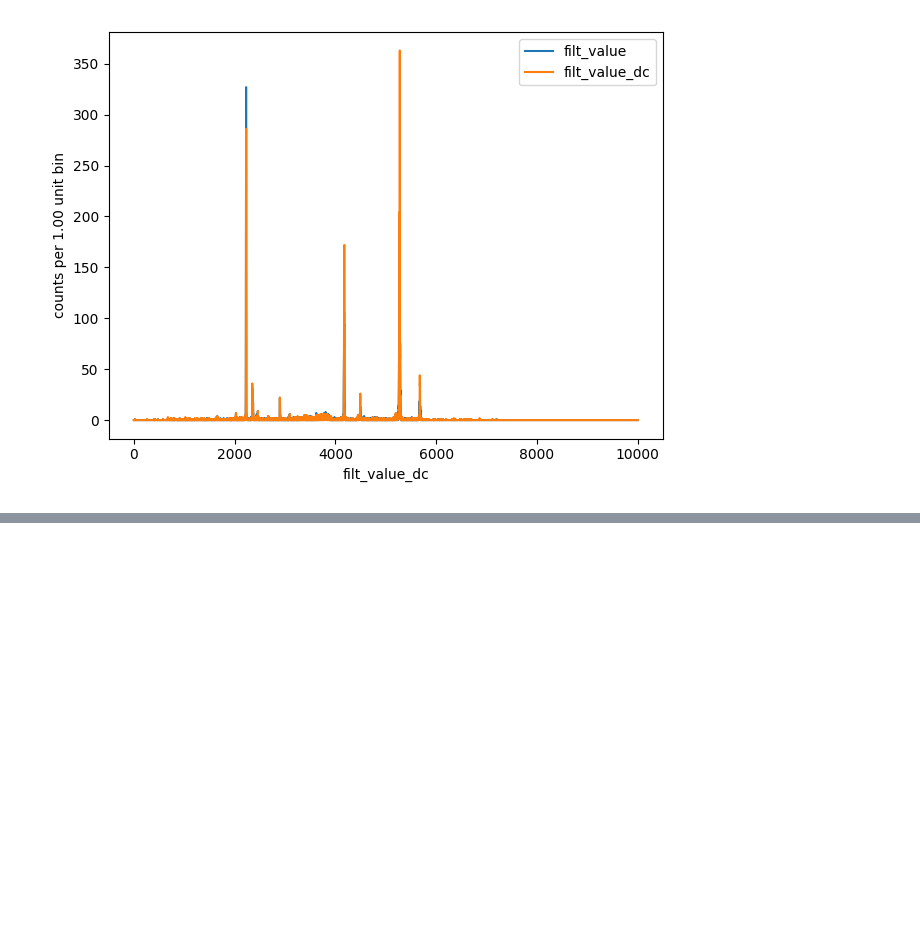
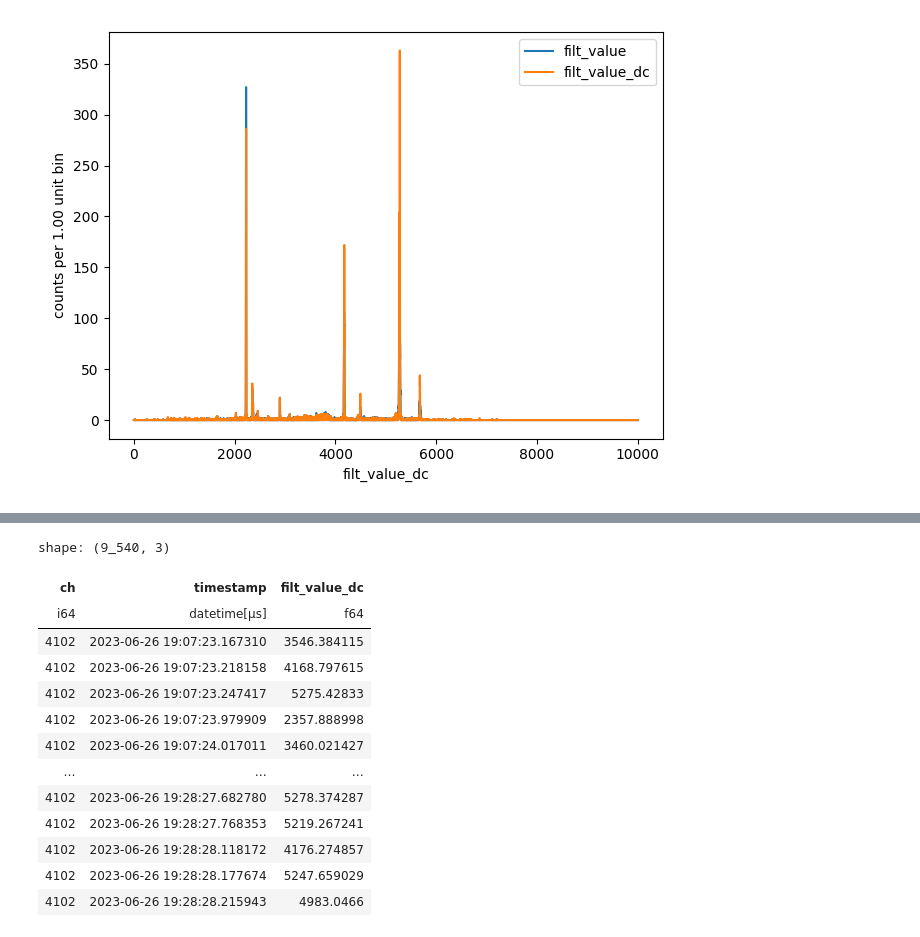
Before and after one commit to ggggggggg/moss, a Jupyter notebook: massp/example.ipynb, the cells around one changed output, grey strips where cells are left out. Saved outputs shown, nothing was run; the diff lists cells and outputs as text; code cells hidden in the pictures; blank space fills up the shorter version.

```diff
--- a/massp/example.ipynb
+++ b/massp/example.ipynb
@@ -264,0 +271,19 @@ plt.tight_layout()
+# %%
+ch = pl.Series("ch", dtype=pl.Int64).extend_constant(header_df["Channel"], len(df5))
+df_export = df5.select("filt_value_dc","timestamp").with_columns(ch).select("ch","timestamp","filt_value_dc") # re-order
+df_export
+# %% [output]
+shape: (9_540, 3)
+| ch | timestamp | filt_value_dc |
+| i64 | datetime[μs] | f64 |
+| 4102 | 2023-06-26 19:07:23.167310 | 3546.384115 |
+| 4102 | 2023-06-26 19:07:23.218158 | 4168.797615 |
+| 4102 | 2023-06-26 19:07:23.247417 | 5275.42833 |
+| 4102 | 2023-06-26 19:07:23.979909 | 2357.888998 |
+| 4102 | 2023-06-26 19:07:24.017011 | 3460.021427 |
+| … | … | … |
+| 4102 | 2023-06-26 19:28:27.682780 | 5278.374287 |
+| 4102 | 2023-06-26 19:28:27.768353 | 5219.267241 |
+| 4102 | 2023-06-26 19:28:28.118172 | 4176.274857 |
+| 4102 | 2023-06-26 19:28:28.177674 | 5247.659029 |
+| 4102 | 2023-06-26 19:28:28.215943 | 4983.0466 |
```
Also changed, not shown: parts of 2 cells of this notebook, 2 other files.
